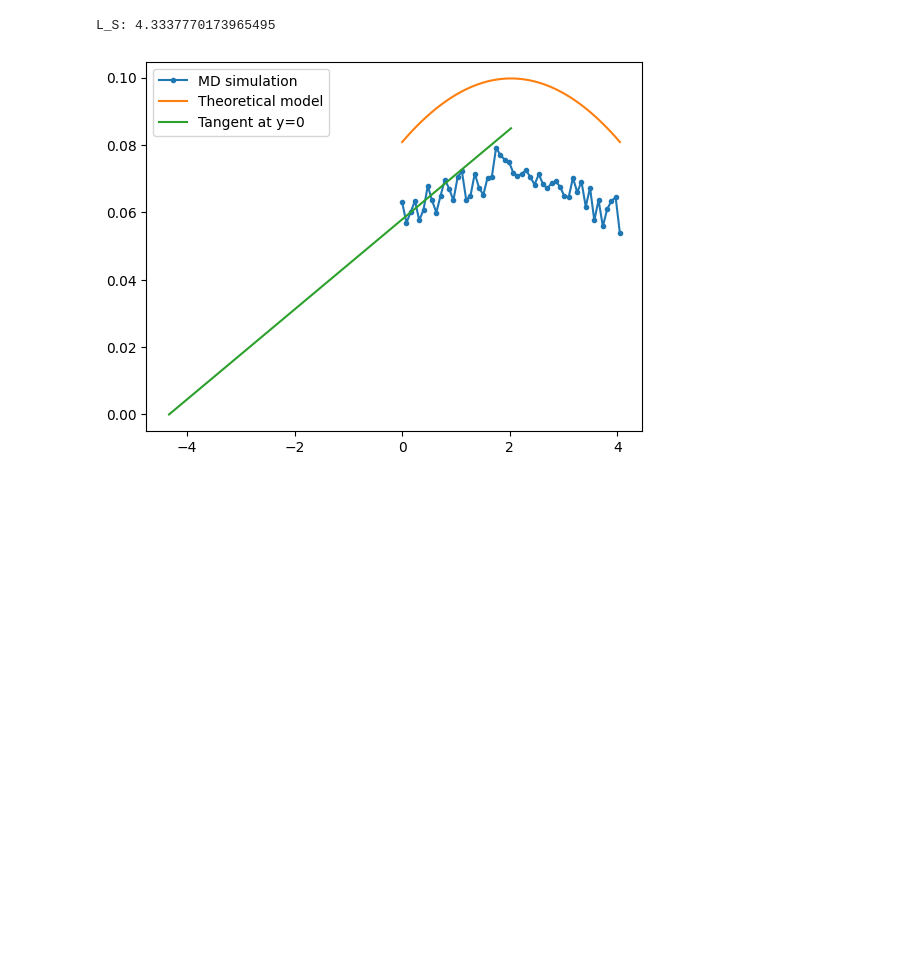
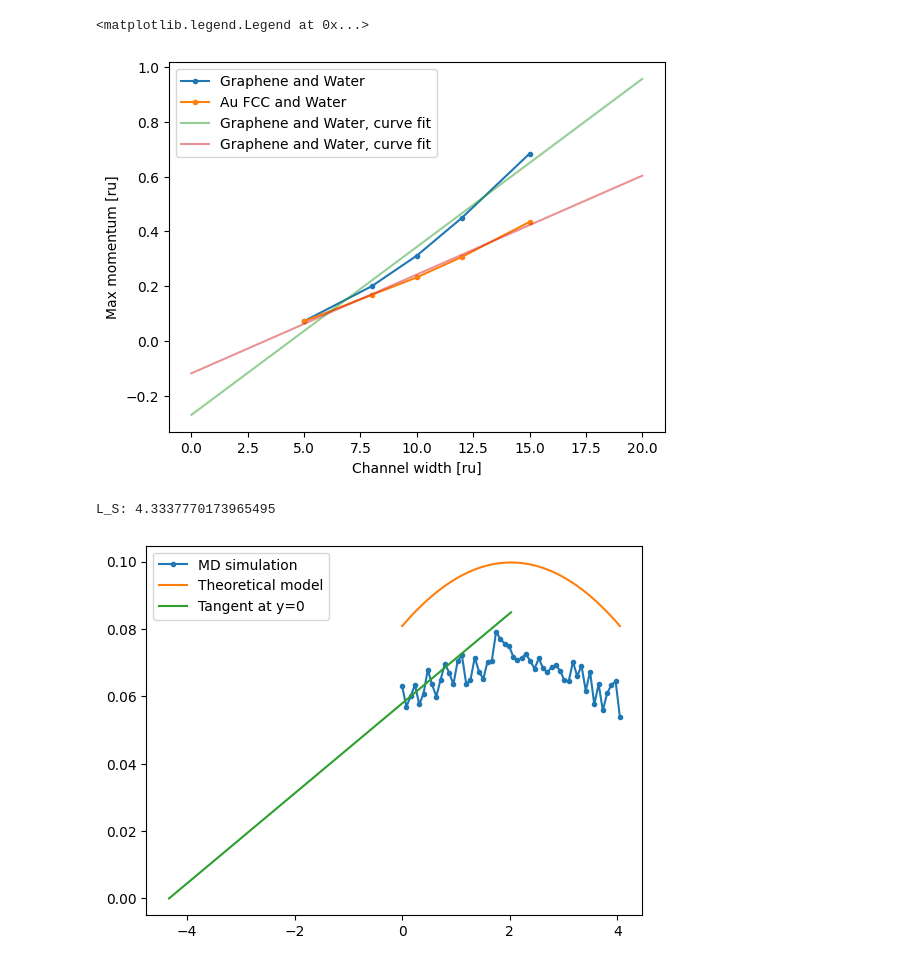
Before and after one commit to Cyandied/MathPhyscisSubjectModuleProject, a Jupyter notebook: MDSimulation/plot.ipynb, the cells around one changed output. Cells and saved outputs as stored; diff of their text form; code cells hidden in the pictures; blank space fills up the shorter version.

```diff
--- a/MDSimulation/plot.ipynb
+++ b/MDSimulation/plot.ipynb
@@ -92,3 +92,36 @@ plot(ax,"WAu7","Pressure=0.1",all)
+# %%
+def line(x,a,b):
+    return x*a+b
+
+Ps = [0.01,0.03,0.05,0.08,0.1]
+cw = [5,8,10,12,15]
+Xs = [Ps,cw,Ps,cw]
+
+WG = [[2.1,2.13,2.18,2.20,2.21],[1.4,2.06,2.1,2.24,2.28],[0.31131759278807436, 0.8988376391351598, 1.4062712790627998, 2.059730121914258, 2.4366918029284195],[0.07203906560528353, 0.19964487334349706, 0.31131759278807436, 0.44937891966221666, 0.6838102892488215]]
+WAu = [[6.55,7.5,8.3,9.48,10.42],[4.33,6.2,6.55,7.06,7.97],[0.2319576304712444, 0.7007874866292471, 1.1557258634697893, 1.8222262396685587, 2.246056301560237],[0.07131828369485453, 0.16805835417993453, 0.2319576304712444, 0.30678322299089905, 0.4343947797775279]]
+
+xlabel = ["Pressure [ru]","Channel width [ru]","Pressure [ru]","Channel width [ru]"]
+
+show = 3
+
+parWG,_ = curve_fit(line,Xs[show],WG[show])
+parWAu,_ = curve_fit(line,Xs[show],WAu[show])
+
+XWG = np.linspace(0,Xs[show][-1]+Xs[show][0])
+XWAu = np.linspace(0,Xs[show][-1]+Xs[show][0])
+
+plt.plot(Xs[show],WG[show],label="Graphene and Water",marker=".")
+plt.plot(Xs[show],WAu[show],label="Au FCC and Water",marker=".")
+
+plt.plot(XWG,line(XWG,parWG[0],parWG[1]),label="Graphene and Water, curve fit",alpha=.5)
+plt.plot(XWAu,line(XWAu,parWAu[0],parWAu[1]),label="Graphene and Water, curve fit",alpha=.5)
+
+plt.xlabel(xlabel[show])
+plt.ylabel("Slip length [ru]" if show<2 else "Max momentum [ru]")
+plt.legend()
+# %% [output]
+<matplotlib.legend.Legend at 0x...>
+[figure, added]
 # %%
 def parabola(x,a,b,c):
     return x**2*a+x*b+c
```
Also changed, not shown: parts of 2 cells of this notebook.
